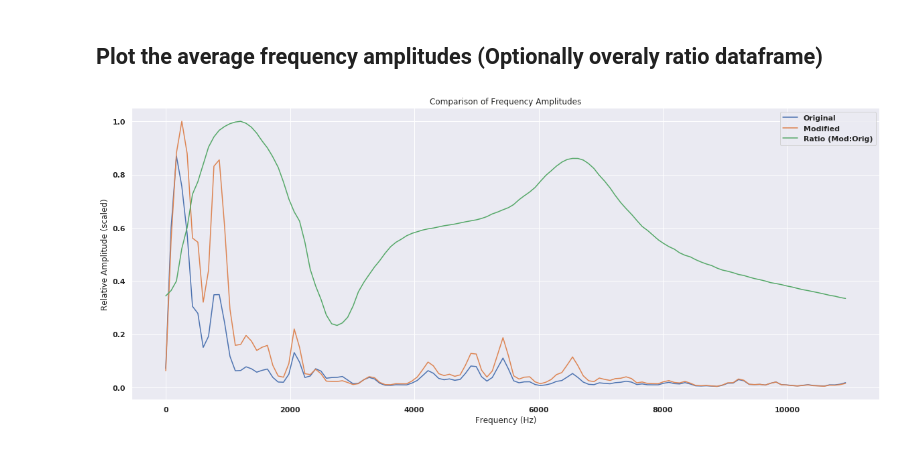
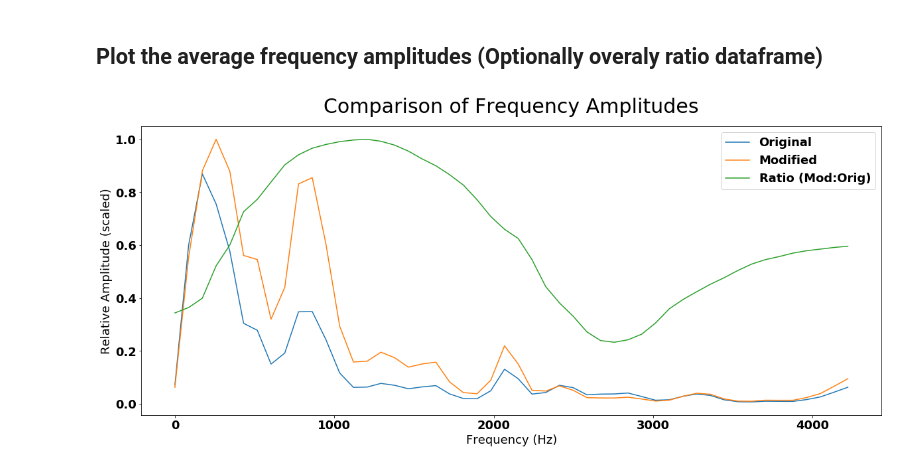
Before and after one commit to QED0711/ds_practice, a Jupyter notebook: librosa/audio_file_analyzer.ipynb, the cells around one changed output. Drawn from its saved outputs; the diff is of its cells as text; code cells hidden in the pictures.

```diff
--- a/librosa/audio_file_analyzer.ipynb
+++ b/librosa/audio_file_analyzer.ipynb
@@ -32,9 +32,9 @@ import pandas as pd
 import matplotlib
 import matplotlib.pyplot as plt
 %matplotlib inline
-
-import seaborn as sns
-sns.set()
+# plt.style.use('ggplot')
+# import seaborn as sns
+# sns.set()
 # %%
 font = {
     'family': 'Arial',
@@ -134,12 +134,13 @@ class AudioCompare:
         return ratio_df
 
     @classmethod
-    def plot_spectrum_group(cls, dfs=[], title="Comparison of Frequency Amplitudes",ylabel="Relative Amplitude (scaled)", xlabel="Frequency (Hz)",
+    def plot_spectrum_group(cls, dfs=[], title="Comparison of Frequency Amplitudes",
+                            xlabel="Frequency (Hz)",
+                            ylabel="Relative Amplitude (scaled)",
                             frange=[0,255],
                             ratio_df=None,
                             legend=["Original", "Modified", "Ratio (Mod:Orig)" ]
                            ):
-
 
         dfs = cls.scale_amplitudes(dfs)
 
@@ -151,7 +152,7 @@ class AudioCompare:
             rdf = ratio_df[frange[0]:frange[1]]
             plt.plot(rdf['bins'], rdf['scaled_amplitude'])
 
-        plt.title(title)
+        plt.title(title, fontdict={'fontsize':30}, pad=20.)
         plt.xlabel(xlabel)
         plt.ylabel(ylabel)
         plt.legend(legend)
@@ -174,6 +177,6 @@ pass
 # %%
-original.set_fft_bin_size(256)
-modified.set_fft_bin_size(256)
+# original.set_fft_bin_size(256)
+# modified.set_fft_bin_size(256)
 # %% [markdown]
 ## Create a Ratio DataFrame from the Original and Modified DFs
 # %%
@@ -184,12 +187,11 @@ ratio_df = AudioCompare.get_ratio_df(original=original.df, modified=modified.df)
 # %%
 fig = plt.figure(figsize=(20,8))
 
 AudioCompare.plot_spectrum_group(
     dfs=[original.df, modified.df],
-    frange=[0,128],
+    frange=[0,50],
     ratio_df=ratio_df
 )
-
 plt.show()
 # %% [output]
-[figure, old version]
+[figure, new version]
```
Also changed, not shown: parts of 4 cells of this notebook.
